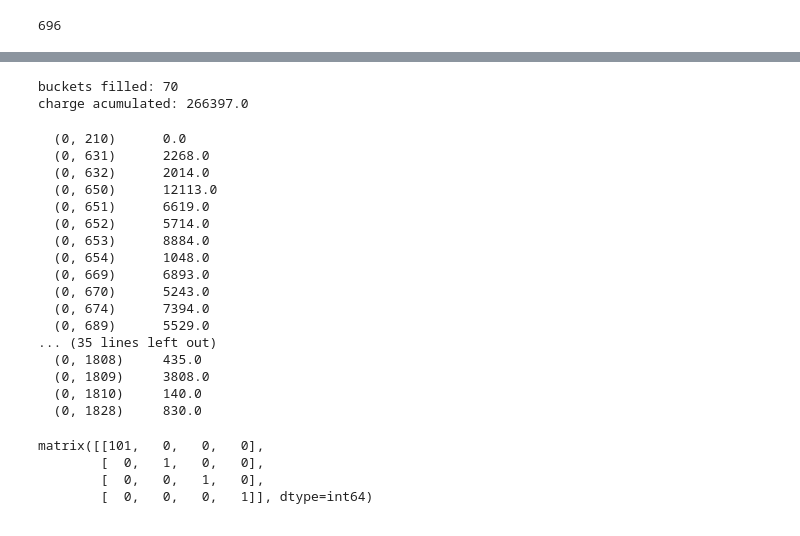
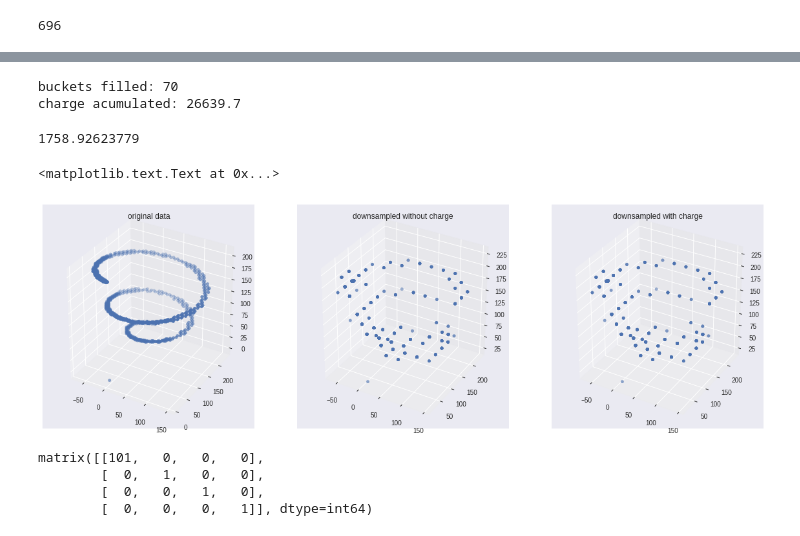
Before and after one commit to jtaylorz/attpc-event-classification, a Jupyter notebook: jupyter-notebooks/gridDisc_withCharge.ipynb, the cells around one changed output, grey strips where cells are left out. Cells and saved outputs as stored; diff of their text form; code cells hidden in the pictures.

```diff
--- a/jupyter-notebooks/gridDisc_withCharge.ipynb
+++ b/jupyter-notebooks/gridDisc_withCharge.ipynb
@@ -32,17 +32,24 @@ with pytpc.HDFDataFile('/home/taylor/Documents/independent-research/event-gen/da
 # %%
 DETECTOR_LENGTH = 1000.0
 DETECTOR_RADIUS = 275.0
+
 x_disc = 20
 y_disc = 20
 z_disc = 20
+
+x_inc = (2*DETECTOR_RADIUS)/x_disc
+y_inc = (2*DETECTOR_RADIUS)/y_disc
+z_inc = DETECTOR_LENGTH/z_disc
 # %%
 #NO CHARGE
 discElements = x_disc*y_disc*z_disc
+discretized_data = np.zeros((1, discElements))
 
 buckets = []
 
+discretized_xyz = np.zeros([new_xyz.shape[0],new_xyz.shape[1]])
+
 num_pts = 0
-total_charge = 0
 
 for point in new_xyz:
     x_bucket = math.floor(((point[0]+DETECTOR_RADIUS)/(2*DETECTOR_RADIUS))*x_disc)
@@ -50,12 +57,18 @@ for point in new_xyz:
     z_bucket = math.floor((point[2]/DETECTOR_LENGTH)*z_disc)
 
     bucket_num = z_bucket*x_disc*y_disc + x_bucket + y_bucket*x_disc
+    discretized_data[0,bucket_num] = 1
 
     #sparse matrix implementation
     buckets.append(bucket_num)
 
+    avg_x = -DETECTOR_RADIUS + ((2*x_bucket+1)*x_inc)/2.0
+    avg_y = -DETECTOR_RADIUS + ((2*y_bucket+1)*y_inc)/2.0
+    avg_z = ((2*z_bucket+1)*z_inc)/2.0
+
+    discretized_xyz[num_pts] = [avg_x, avg_y, avg_z, point[3], point[4]]
+
     num_pts += 1
-    total_charge += point[3]
 
 #create csr matrix where data is np.ones(len(col)) and row np.zeros(len(col)) of size (1, discElements)
 cols = np.unique(buckets)
@@ -64,6 +77,5 @@ data = np.ones(len(cols))
 discretized_data_sparse  = sp.sparse.csr_matrix((data, (rows, cols)), shape=(1, discElements))
 
 print("buckets filled: " + str(discretized_data.sum()))
-print("Total charge: " + str(total_charge))
 # %% [output]
 buckets filled: 70.0
@@ -105,7 +98,7 @@ for point in new_xyz:
 
     #sparse matrix implementation
     buckets.append(bucket_num)
-    charges.append(point[3])
+    charges.append(point[3]/10)
 
     num_pts += 1
 
@@ -123,24 +116,4 @@ print("buckets filled: " + str(len(np.unique(buckets))))
 print("charge acumulated: " + str(sum(data)))
 # %% [output]
 buckets filled: 70
-charge acumulated: 266397.0
+charge acumulated: 26639.7
-# %%
-print(discretized_data_sparse_CHARGE)
-# %% [output]
-  (0, 210)      0.0
-  (0, 631)      2268.0
-  (0, 632)      2014.0
-  (0, 650)      12113.0
-  (0, 651)      6619.0
-  (0, 652)      5714.0
-  (0, 653)      8884.0
-  (0, 654)      1048.0
-  (0, 669)      6893.0
-  (0, 670)      5243.0
-  (0, 674)      7394.0
-  (0, 689)      5529.0
-... (35 lines left out)
-  (0, 1808)     435.0
-  (0, 1809)     3808.0
-  (0, 1810)     140.0
-  (0, 1828)     830.0
@@ -147,3 +122,30 @@ print(discretized_data_sparse_CHARGE)
+# %%
+normalized = np.linalg.norm(charges)
+print(normalized)
+# %% [output]
+1758.92623779
+# %%
+fig = plt.figure(figsize=(20, 14))
+
+ax = fig.add_subplot(2, 3, 1, projection='3d')
+ax.scatter(new_xyz[:,0], new_xyz[:,1], new_xyz[:,2])
+ax.axis('equal')
+ax.set_title("original data")
+
+#######################################################################################################################
+ax = fig.add_subplot(2, 3, 2, projection='3d')
+ax.scatter(discretized_xyz[:,0], discretized_xyz[:,1], discretized_xyz[:,2])
+ax.axis('equal')
+ax.set_title('downsampled without charge')
+
+#######################################################################################################################
+ax = fig.add_subplot(2, 3, 3, projection='3d')
+ax.scatter(discretized_xyz[:,0], discretized_xyz[:,1], discretized_xyz[:,2], cmap=normalized)
+ax.axis('equal')
+ax.set_title('downsampled with charge')
+# %% [output]
+<matplotlib.text.Text at 0x...>
+[figure, added]
 # %%
 #testing sparse matrix automatic duplicate summing
 row = [0, 0, 1, 2, 3]
```
Also changed, not shown: parts of 4 cells of this notebook, 5 other files.
